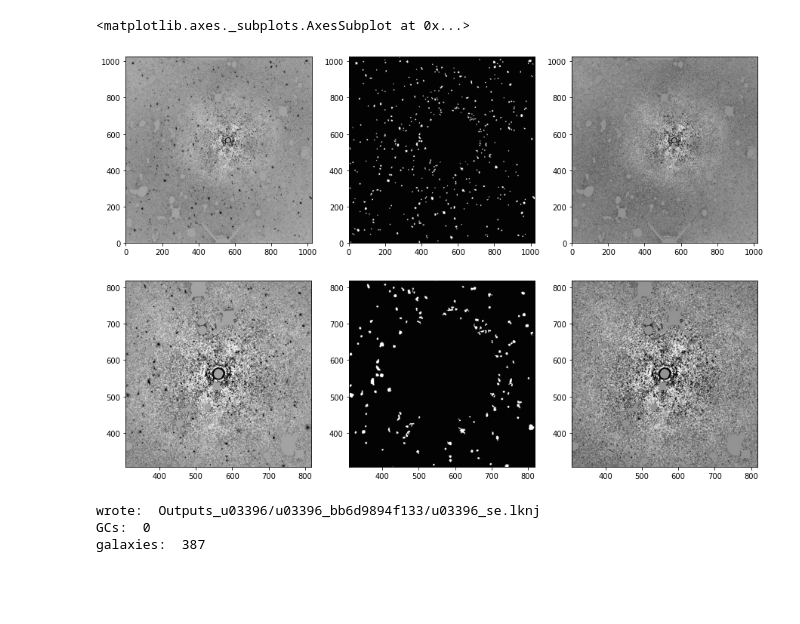
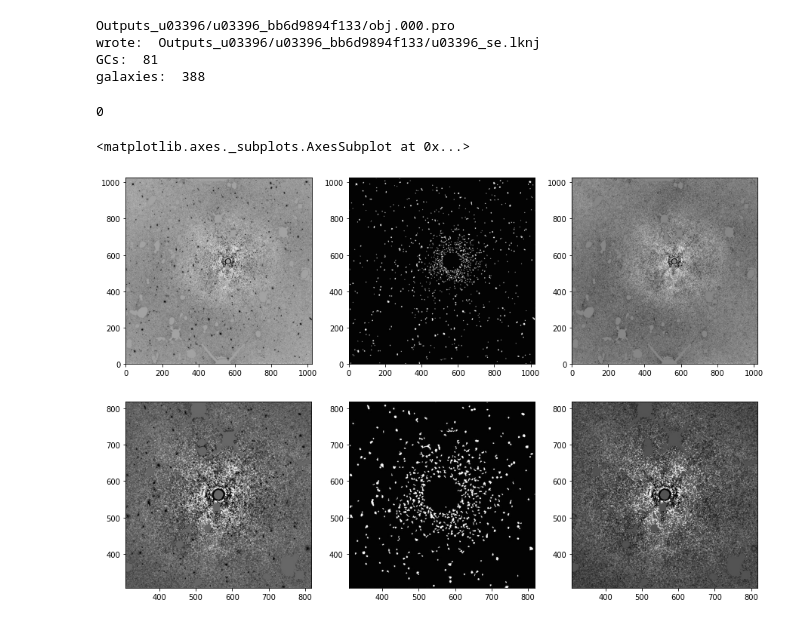
Before and after one commit to ekourkchi/old-SBF, a Jupyter notebook: notebooks/Sextractor_foreground.ipynb, the cells around one changed output. Saved outputs shown, nothing was run; the diff lists cells and outputs as text; code cells hidden in the pictures; blank space fills up the shorter version.

Commit message:
adds ds9 for quick evaluaitions of the foreground objects

```diff
--- a/notebooks/Sextractor_foreground.ipynb
+++ b/notebooks/Sextractor_foreground.ipynb
@@ -71,22 +72,31 @@ Outputs_u03396/u03396_bb6d9894f133/obj.000.pro
 5 rows × 33 columns
+# %%
+catalName, catal_df, sex_objname, sex_mask, sex_masked, residual = SExtract(model=0, mask=1,
+                                       smooth=1.0, minArea=8, thresh=3,
+                                       r_aperture = 50,   # [pixel] ignore objects within the aperture
+                                       renuc=2, **Config)
+
+unnamed(catal_df, **Config)
+os.system("xpaset -p ds9 regions delete all")
+os.system("xpaset -p ds9 regions ./ds9.reg &")
+# %% [output]
+Outputs_u03396/u03396_bb6d9894f133/obj.000.pro
+wrote:  Outputs_u03396/u03396_bb6d9894f133/u03396_se.lknj
+GCs:  81
+galaxies:  388
+0
 # %%
 fig, AX = plt.subplots(2,3, figsize=(15,10))
 
 
 tv(residual, ax=AX[0][0])
 tv(sex_objname, ax=AX[0][1])
 tv(sex_masked, ax=AX[0][2], options='')
 
 zoom = 4
-tv(residual, ax=AX[1][0], XY=[X0,Y0], zoom=zoom)
+tv(residual, ax=AX[1][0], XY=[X0,Y0], zoom=zoom, options='sqrt')
 tv(sex_objname, ax=AX[1][1], XY=[X0,Y0], zoom=zoom)
-tv(sex_masked, ax=AX[1][2], XY=[X0,Y0], zoom=zoom)
+tv(sex_masked, ax=AX[1][2], XY=[X0,Y0], zoom=zoom, options='sqrt')
 # %% [output]
 <matplotlib.axes._subplots.AxesSubplot at 0x...>
-[figure, old version]
+[figure, new version]
-# %%
-unnamed(catal_df, **Config)
-# %% [output]
-wrote:  Outputs_u03396/u03396_bb6d9894f133/u03396_se.lknj
-GCs:  0
-galaxies:  387
```
Also changed, not shown: parts of 3 cells of this notebook, 4 other files.
